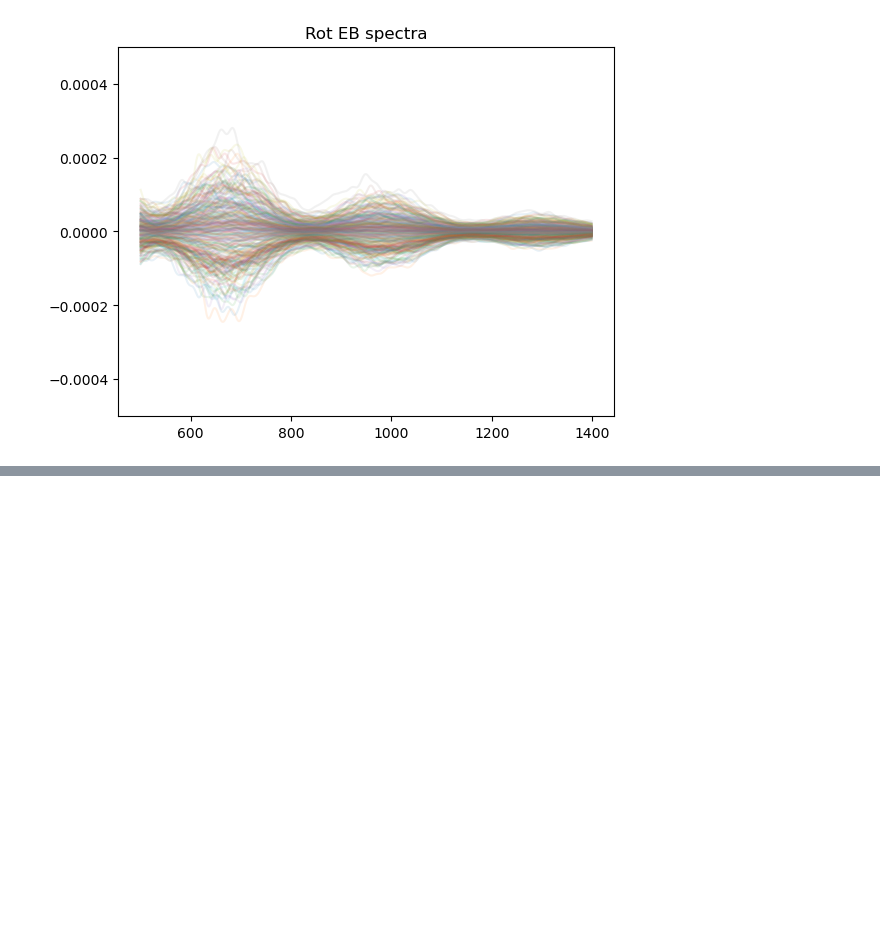
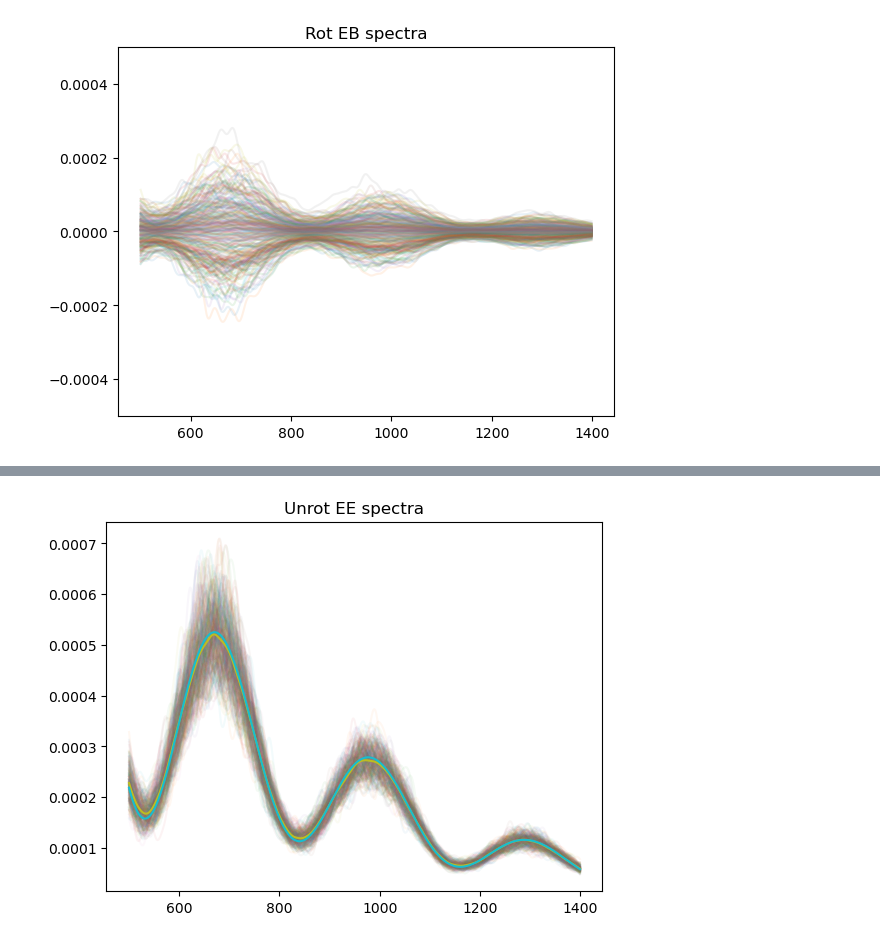
Before and after one commit to zhuber21/act-axion-analysis, a Jupyter notebook: notebooks/healpy_only_mask_test_3_20240305.ipynb, the cells around one changed output, grey strips where cells are left out. Cells and saved outputs as stored; diff of their text form; code cells hidden in the pictures; blank space fills up the shorter version.

```diff
--- a/notebooks/healpy_only_mask_test_3_20240305.ipynb
+++ b/notebooks/healpy_only_mask_test_3_20240305.ipynb
@@ -1083,0 +1097,13 @@ plt.show()
+# %%
+output_spectra_4 = np.array(output_spectra_4)
+mean_EE = np.mean(output_spectra_4[:,7],axis=0)
+
+for i in range(len(output_spectra_4)):
+    plt.plot(ell_hp,output_spectra_4[i][7],alpha=0.05)
+plt.title("Unrot EE spectra")
+plt.plot(ell_hp,mean_EE)
+plt.plot(ell[500:1400],ClEE[500:1400])
+#plt.ylim([-0.0005, 0.0005])
+plt.show()
+# %% [output]
+[figure, added]
```
Also changed, not shown: parts of 4 cells of this notebook.
